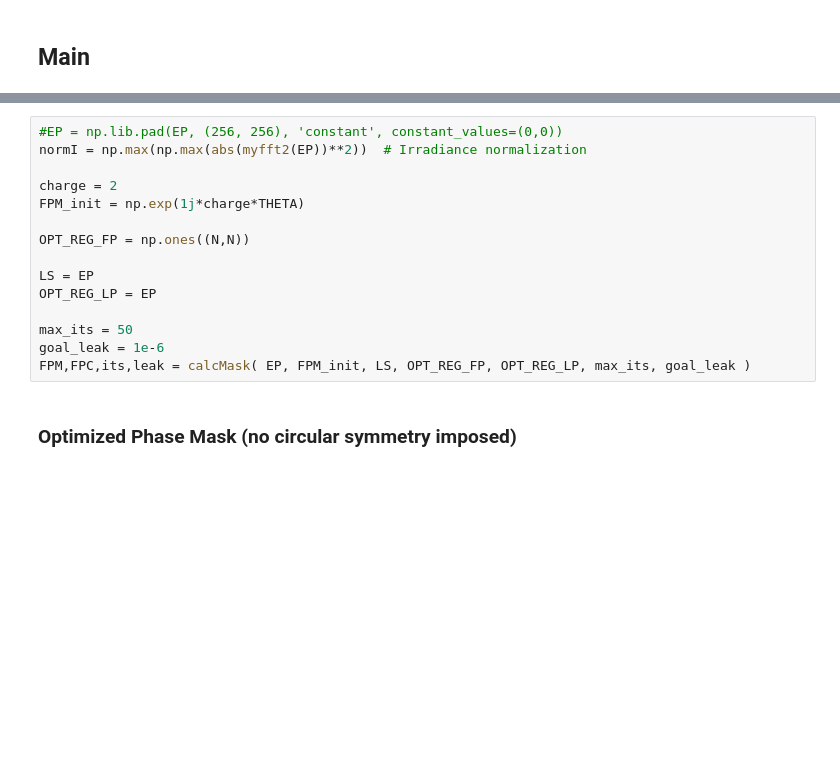
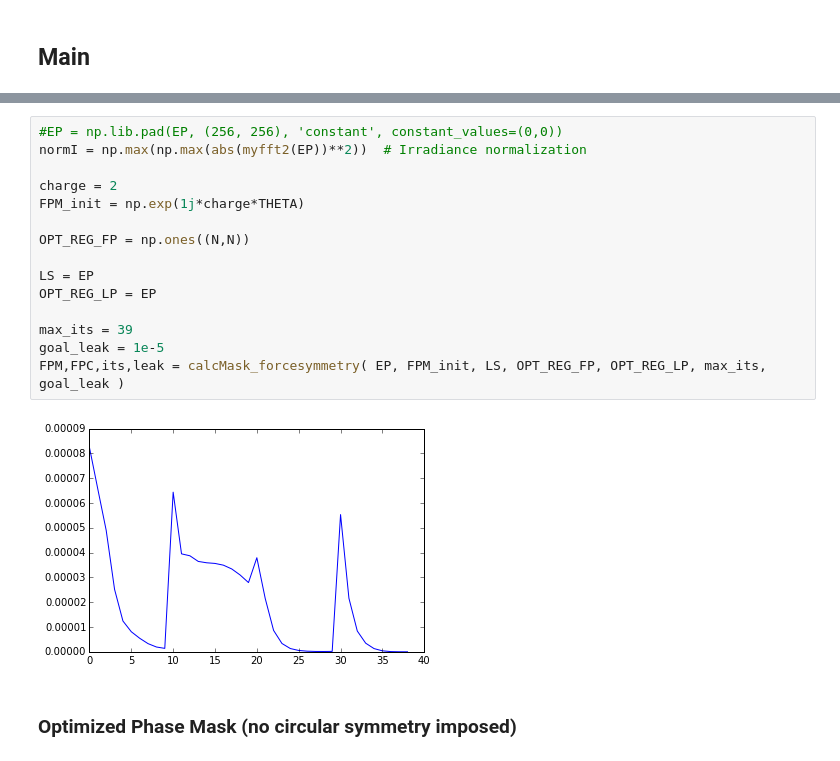
Before and after one commit to patapisp/pyNodal, a Jupyter notebook: MaskOptimization.ipynb, the cells around one changed output, grey strips where cells are left out. Saved outputs shown, nothing was run; the diff lists cells and outputs as text; blank space fills up the shorter version.

```diff
--- a/MaskOptimization.ipynb
+++ b/MaskOptimization.ipynb
@@ -89,18 +222,20 @@ plt.colorbar()
 # %%
 #EP = np.lib.pad(EP, (256, 256), 'constant', constant_values=(0,0))
 normI = np.max(np.max(abs(myfft2(EP))**2))  # Irradiance normalization
 
 charge = 2
 FPM_init = np.exp(1j*charge*THETA)
 
 OPT_REG_FP = np.ones((N,N))
 
 LS = EP
 OPT_REG_LP = EP
 
-max_its = 50
-goal_leak = 1e-6
-FPM,FPC,its,leak = calcMask( EP, FPM_init, LS, OPT_REG_FP, OPT_REG_LP, max_its, goal_leak )
+max_its = 39
+goal_leak = 1e-5
+FPM,FPC,its,leak = calcMask_forcesymmetry( EP, FPM_init, LS, OPT_REG_FP, OPT_REG_LP, max_its, goal_leak )
+# %% [output]
+[figure, added]
 # %% [markdown]
 ### Optimized Phase Mask (no circular symmetry imposed)
 # %%
```
Also changed, not shown: parts of 17 cells of this notebook, 2 other files.
